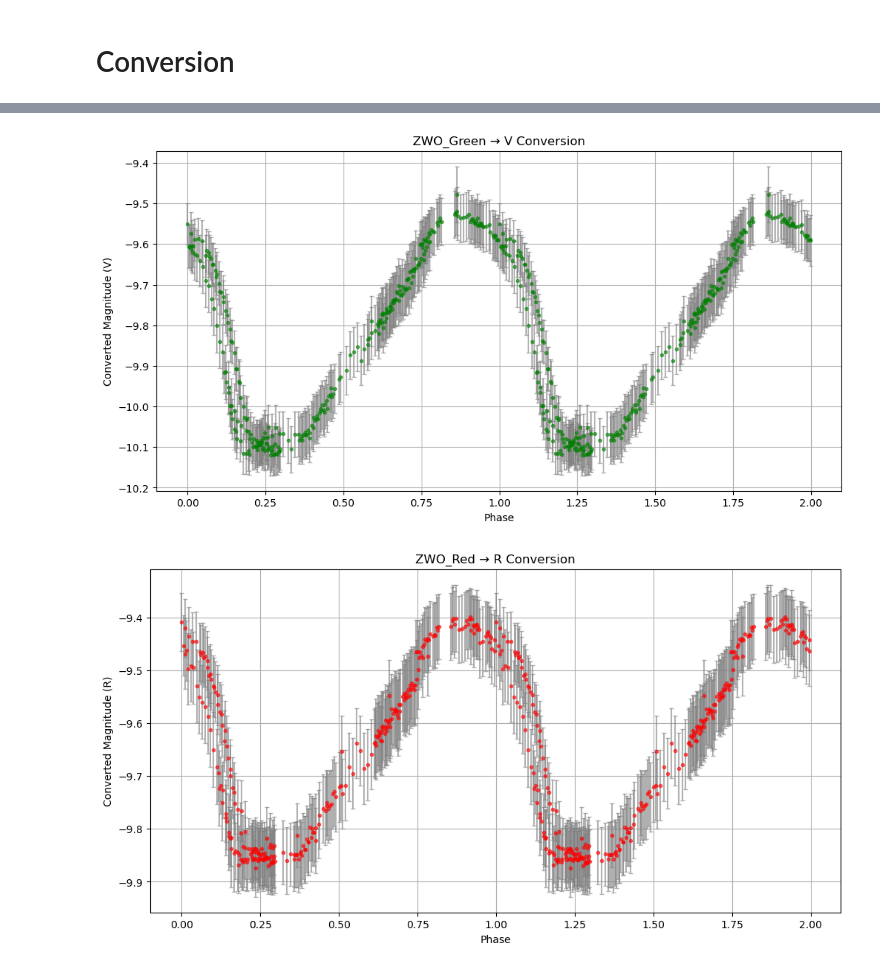
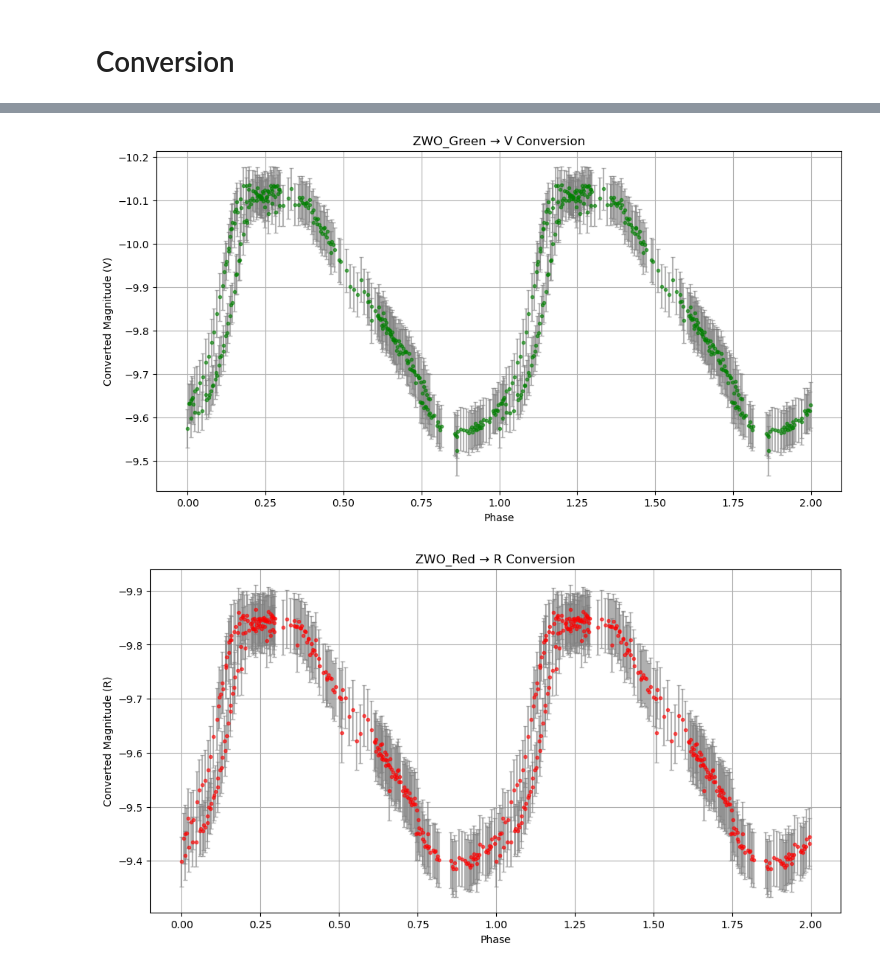
Before and after one commit to Jake-Land/MPhys_Project-Variable_Stars, a Jupyter notebook: S_filter_conversions.ipynb, the cells around one changed output, grey strips where cells are left out. Cells and saved outputs as stored; diff of their text form; code cells hidden in the pictures.

```diff
--- a/S_filter_conversions.ipynb
+++ b/S_filter_conversions.ipynb
@@ -36,9 +36,6 @@ print(filter_old, "->", filter_new)
 # %% [output]
 ['Blue', 'Green', 'Red'] -> ['Baader-JC-B', 'Baader-JC-R', 'Baader-JC-V']
 # %%
-# Filter a, b and c constants
-filter_constants = pd.read_csv("data/filter_transformations.csv")
-
 # Read in data for each old ZWO filter
 for filt in filter_old:
     input_path = Path(base_dir) / file_object / filt / "Normilised_stars" / "main_star.csv"
@@ -187,13 +184,14 @@ def get_colour(df):
 
     return df['Colour']
 # %%
-def convert_and_plot(df, filter_constants, old_filter, new_filter, plot=False, colour='k'):
+def convert_and_plot(df, filter_constants, colour_calc, old_filter, new_filter, plot=False, colour='k'):
 
     # Stops overwritting stuff, all changes made here are local
     df = df.copy()
 
     # Get transformation coefficients and their errors
-    row = filter_constants[(filter_constants['filter_from'] == old_filter) & (filter_constants['filter_to'] == new_filter)]
+    row = filter_constants[(filter_constants['filter_from'] == old_filter) & (filter_constants['filter_to'] == new_filter)
+                         & (filter_constants['colour'] == colour_calc)]
 
     a, b, c     = row['a'].values[0], row['b'].values[0], row['c'].values[0]
     a_err, b_err, c_err = row['a_err'].values[0], row['b_err'].values[0], row['c_err'].values[0]
@@ -229,6 +227,7 @@ def convert_and_plot(df, filter_constants, old_filter, new_filter, plot=False, c
         plt.xlabel('Phase')
         plt.ylabel(f'Converted Magnitude ({new_filter})')
         plt.title(f'{old_filter} → {new_filter} Conversion')
+        plt.gca().invert_yaxis()
         plt.grid(True)
         plt.show()
 
@@ -236,7 +235,10 @@ def convert_and_plot(df, filter_constants, old_filter, new_filter, plot=False, c
 # %%
 plot = True
 
-Blue_data  = convert_and_plot(Blue_data,  filter_constants, 'ZWO_Blue',  'B', plot, colour='b')
-Green_data = convert_and_plot(Green_data, filter_constants, 'ZWO_Green', 'V', plot, colour='g')
-Red_data   = convert_and_plot(Red_data,   filter_constants, 'ZWO_Red',   'R', plot, colour='r')
+# Filter a, b and c constants
+filter_constants = pd.read_csv("data/conversion_data/all_filter_transformations.csv")
+
+Blue_data  = convert_and_plot(Blue_data, filter_constants, 'Green-Red', 'ZWO_Red',  'B', plot, colour='b')
+Green_data = convert_and_plot(Green_data, filter_constants, 'Green-Red', 'ZWO_Green', 'V', plot, colour='g')
+Red_data   = convert_and_plot(Red_data, filter_constants, 'Green-Red', 'ZWO_Red',   'R', plot, colour='r')
 # %% [output]
@@ -244,3 +246,3 @@ Red_data   = convert_and_plot(Red_data,   filter_constants, 'ZWO_Red',   'R', pl
-[figure, old version]
+[figure, new version]
-[figure, old version]
+[figure, new version]
 # %%
```
Also changed, not shown: parts of 12 cells of this notebook.
